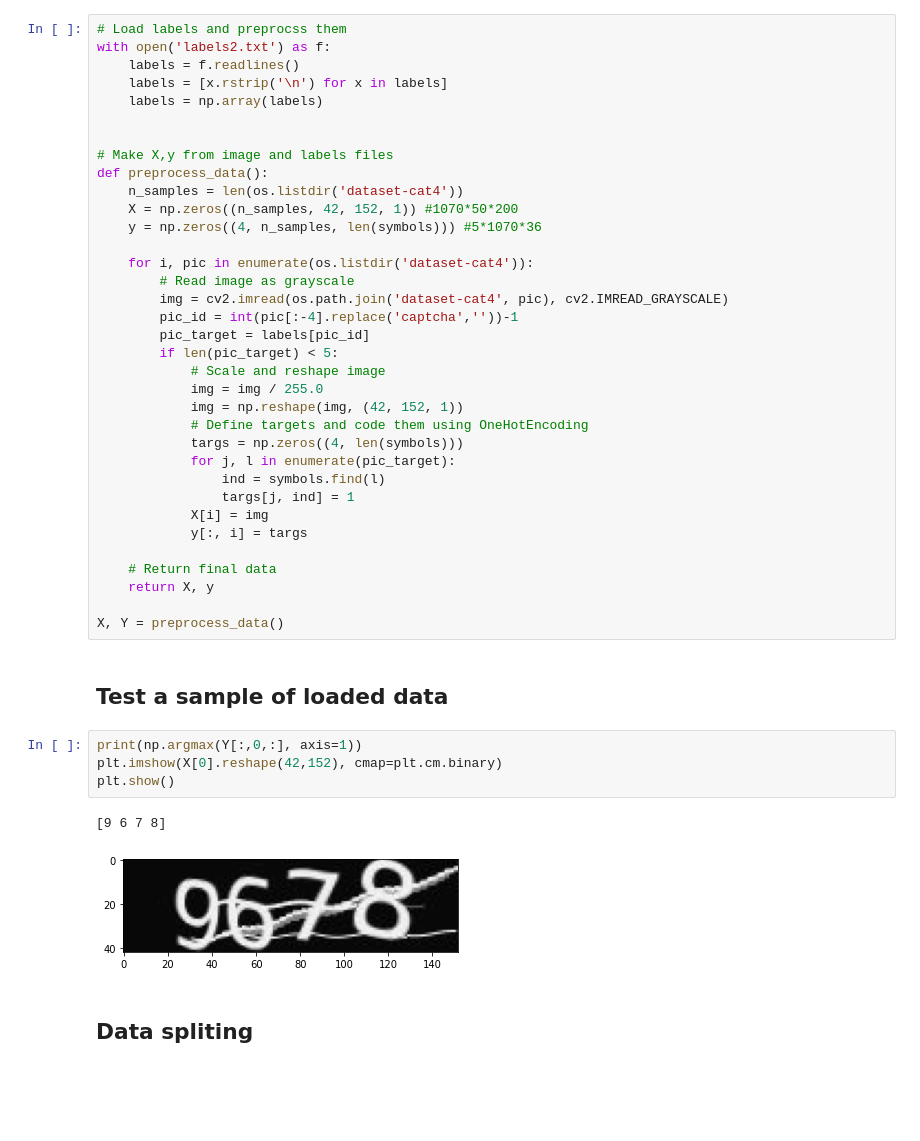
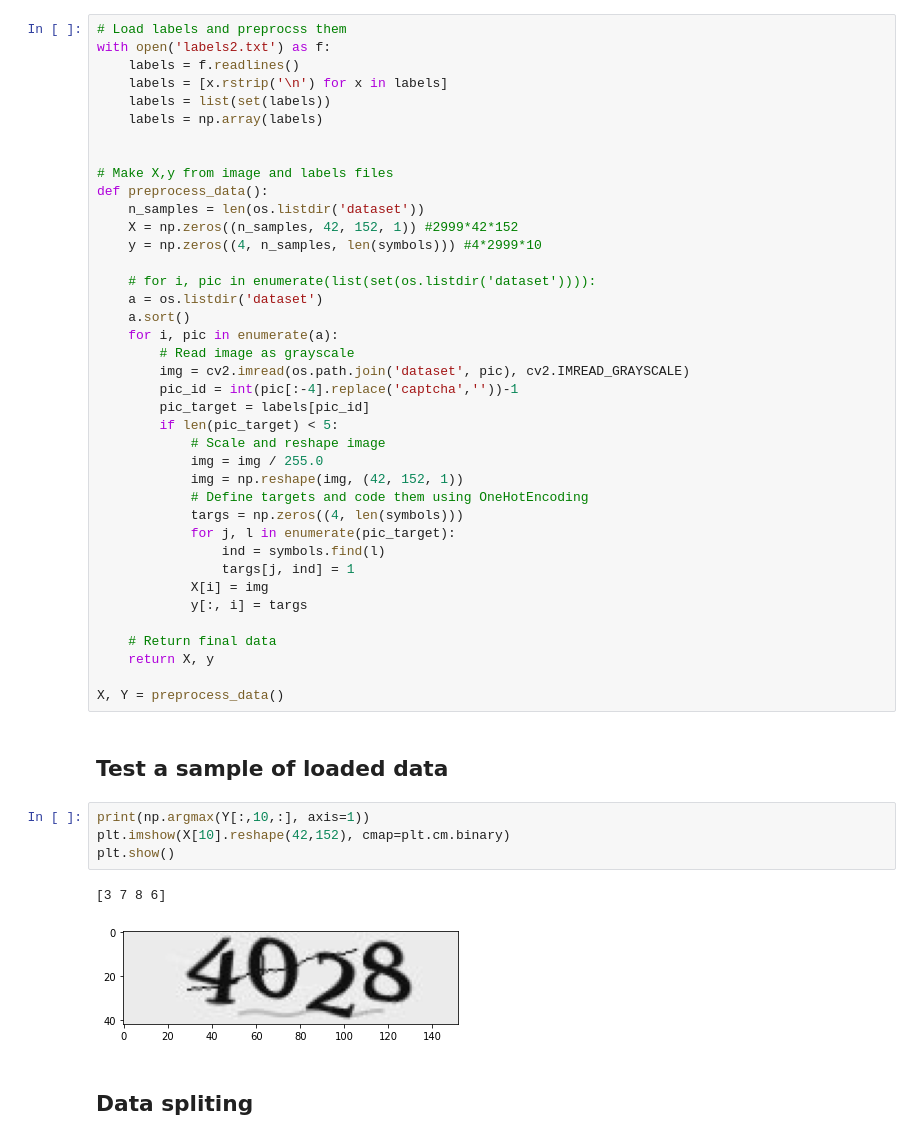
Before and after one commit to mnwato/captcha-recognition, a Jupyter notebook: main.ipynb, the cells around one changed output. Cells and saved outputs as stored; diff of their text form; blank space fills up the shorter version.

```diff
--- a/main.ipynb
+++ b/main.ipynb
@@ -45,18 +45,22 @@ if use_colab == True:
 with open('labels2.txt') as f:
     labels = f.readlines()
     labels = [x.rstrip('\n') for x in labels]
+    labels = list(set(labels))
     labels = np.array(labels)
 
 
 # Make X,y from image and labels files
 def preprocess_data():
-    n_samples = len(os.listdir('dataset-cat4'))
-    X = np.zeros((n_samples, 42, 152, 1)) #1070*50*200
-    y = np.zeros((4, n_samples, len(symbols))) #5*1070*36
+    n_samples = len(os.listdir('dataset'))
+    X = np.zeros((n_samples, 42, 152, 1)) #2999*42*152
+    y = np.zeros((4, n_samples, len(symbols))) #4*2999*10
 
-    for i, pic in enumerate(os.listdir('dataset-cat4')):
+    # for i, pic in enumerate(list(set(os.listdir('dataset')))):
+    a = os.listdir('dataset')
+    a.sort()
+    for i, pic in enumerate(a):
         # Read image as grayscale
-        img = cv2.imread(os.path.join('dataset-cat4', pic), cv2.IMREAD_GRAYSCALE)
+        img = cv2.imread(os.path.join('dataset', pic), cv2.IMREAD_GRAYSCALE)
         pic_id = int(pic[:-4].replace('captcha',''))-1
         pic_target = labels[pic_id]
         if len(pic_target) < 5:
@@ -78,12 +82,12 @@ X, Y = preprocess_data()
 # %% [markdown]
 ## Test a sample of loaded data
 # %%
-print(np.argmax(Y[:,0,:], axis=1))
-plt.imshow(X[0].reshape(42,152), cmap=plt.cm.binary)
+print(np.argmax(Y[:,10,:], axis=1))
+plt.imshow(X[10].reshape(42,152), cmap=plt.cm.binary)
 plt.show()
 # %% [output]
-[9 6 7 8]
+[3 7 8 6]
-[figure, old version]
+[figure, new version]
 # %% [markdown]
 ## Data spliting
 # %%
```
Also changed, not shown: parts of 6 cells of this notebook, 1 other file.
